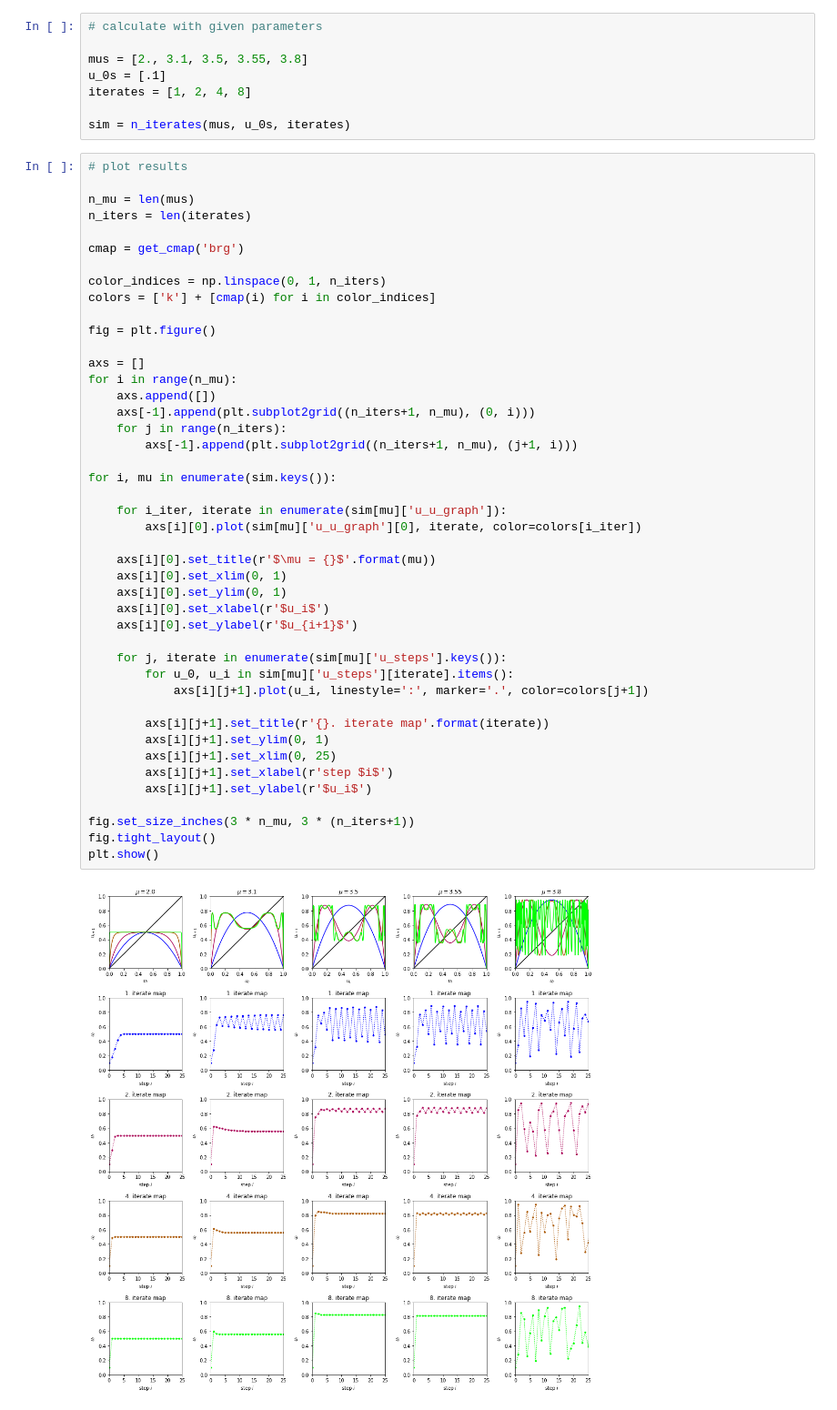
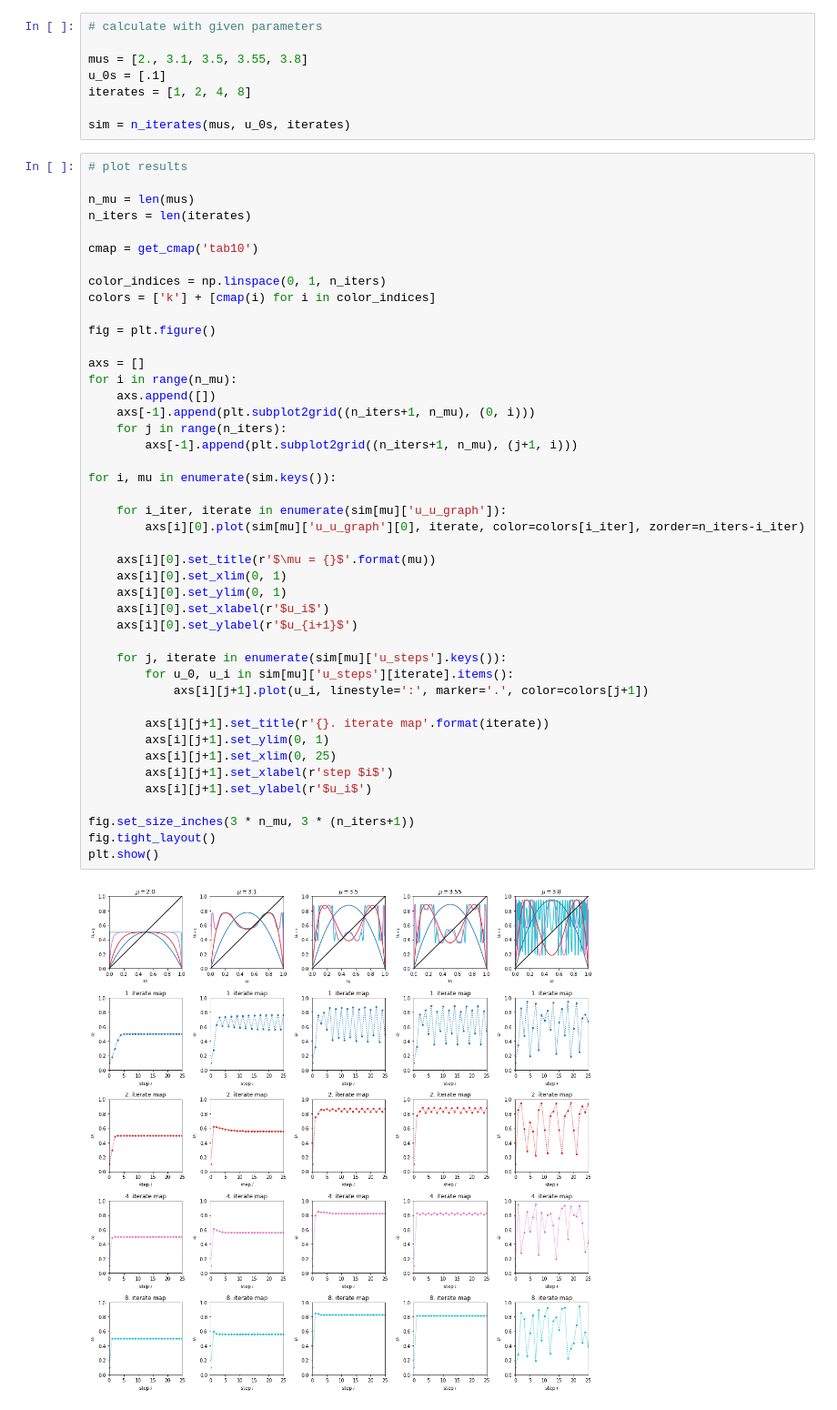
Before and after one commit to ManshaP/CCEES, a Jupyter notebook: exercise_2/1_second_iterate.ipynb, the cells around one changed output. Shown at 91% size. Drawn from its saved outputs; the diff is of its cells as text.

```diff
--- a/exercise_2/1_second_iterate.ipynb
+++ b/exercise_2/1_second_iterate.ipynb
@@ -152,7 +152,7 @@ sim = n_iterates(mus, u_0s, iterates)
 n_mu = len(mus)
 n_iters = len(iterates)
 
-cmap = get_cmap('brg')
+cmap = get_cmap('tab10')
 
 color_indices = np.linspace(0, 1, n_iters)
 colors = ['k'] + [cmap(i) for i in color_indices]
@@ -163,32 +163,32 @@ axs = []
 for i in range(n_mu):
     axs.append([])
     axs[-1].append(plt.subplot2grid((n_iters+1, n_mu), (0, i)))
     for j in range(n_iters):
         axs[-1].append(plt.subplot2grid((n_iters+1, n_mu), (j+1, i)))
 
 for i, mu in enumerate(sim.keys()):
 
     for i_iter, iterate in enumerate(sim[mu]['u_u_graph']):
-        axs[i][0].plot(sim[mu]['u_u_graph'][0], iterate, color=colors[i_iter])
+        axs[i][0].plot(sim[mu]['u_u_graph'][0], iterate, color=colors[i_iter], zorder=n_iters-i_iter)
 
     axs[i][0].set_title(r'$\mu = {}$'.format(mu))
     axs[i][0].set_xlim(0, 1)
     axs[i][0].set_ylim(0, 1)
     axs[i][0].set_xlabel(r'$u_i$')
     axs[i][0].set_ylabel(r'$u_{i+1}$')
 
     for j, iterate in enumerate(sim[mu]['u_steps'].keys()):
         for u_0, u_i in sim[mu]['u_steps'][iterate].items():
             axs[i][j+1].plot(u_i, linestyle=':', marker='.', color=colors[j+1])
 
         axs[i][j+1].set_title(r'{}. iterate map'.format(iterate))
         axs[i][j+1].set_ylim(0, 1)
         axs[i][j+1].set_xlim(0, 25)
         axs[i][j+1].set_xlabel(r'step $i$')
         axs[i][j+1].set_ylabel(r'$u_i$')
 
 fig.set_size_inches(3 * n_mu, 3 * (n_iters+1))
 fig.tight_layout()
 plt.show()
 # %% [output]
-[figure, old version]
+[figure, new version]
```
